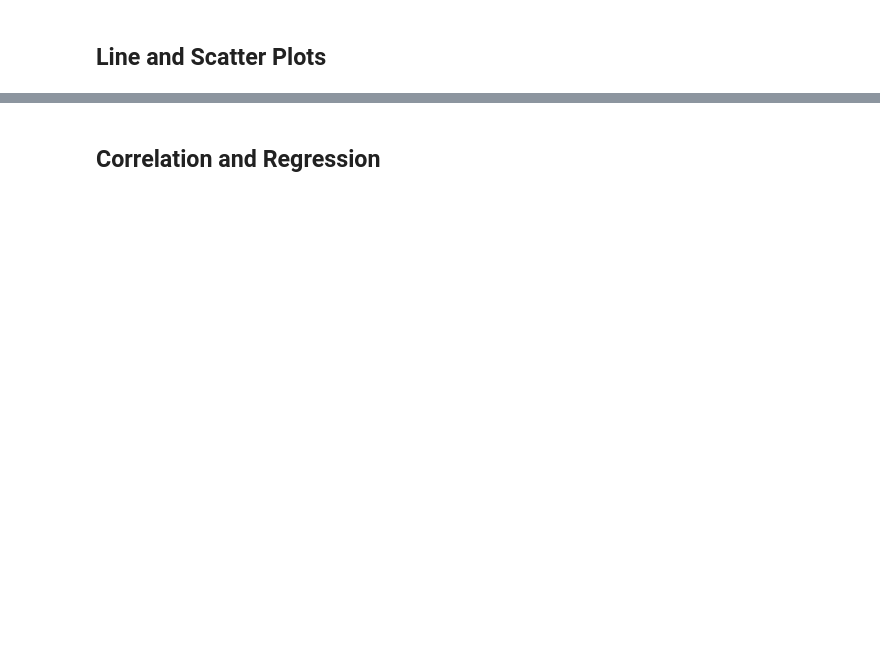
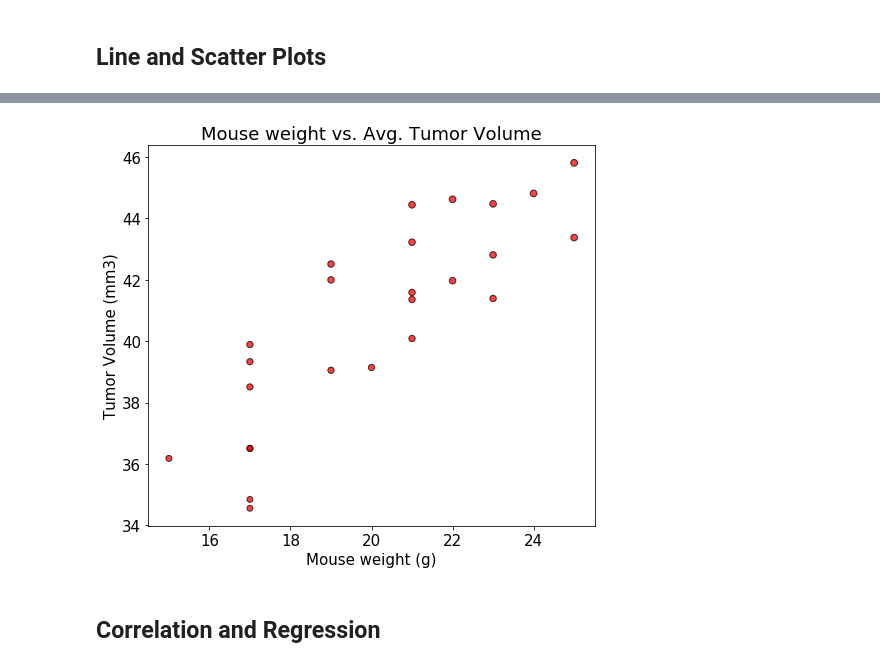
Before and after one commit to Chafloks/Matplotlib-challenge, a Jupyter notebook: pymaceuticals_starter.ipynb, the cells around one changed output, grey strips where cells are left out. Cells and saved outputs as stored; diff of their text form; code cells hidden in the pictures; blank space fills up the shorter version.

```diff
--- a/pymaceuticals_starter.ipynb
+++ b/pymaceuticals_starter.ipynb
@@ -188,2 +247,22 @@ plt.show()
+# %%
+# Generate a scatter plot of mouse weight versus average tumor volume for the Capomulin regimen
+cap_mouse_id = capomulin_data.groupby(['Mouse ID']).agg(Mouse_weight=('Weight (g)', np.mean),Tumor_vol_mean=('Tumor Volume (mm3)', np.mean)).round(3)
+plt.scatter(
+    cap_mouse_id['Mouse_weight'],
+    cap_mouse_id['Tumor_vol_mean'],
+    marker='o',
+    facecolors='red',
+    edgecolors='black',
+    s=cap_mouse_id['Tumor_vol_mean'],
+    alpha=.75)
+
+# Create a title, x label, and y label for our chart
+plt.title("Mouse weight vs. Avg. Tumor Volume")
+plt.xlabel("Mouse weight (g)")
+plt.ylabel("Tumor Volume (mm3)")
+
+plt.show()
+# %% [output]
+[figure, added]
 # %% [markdown]
 ## Correlation and Regression
```
Also changed, not shown: parts of 14 cells of this notebook.
